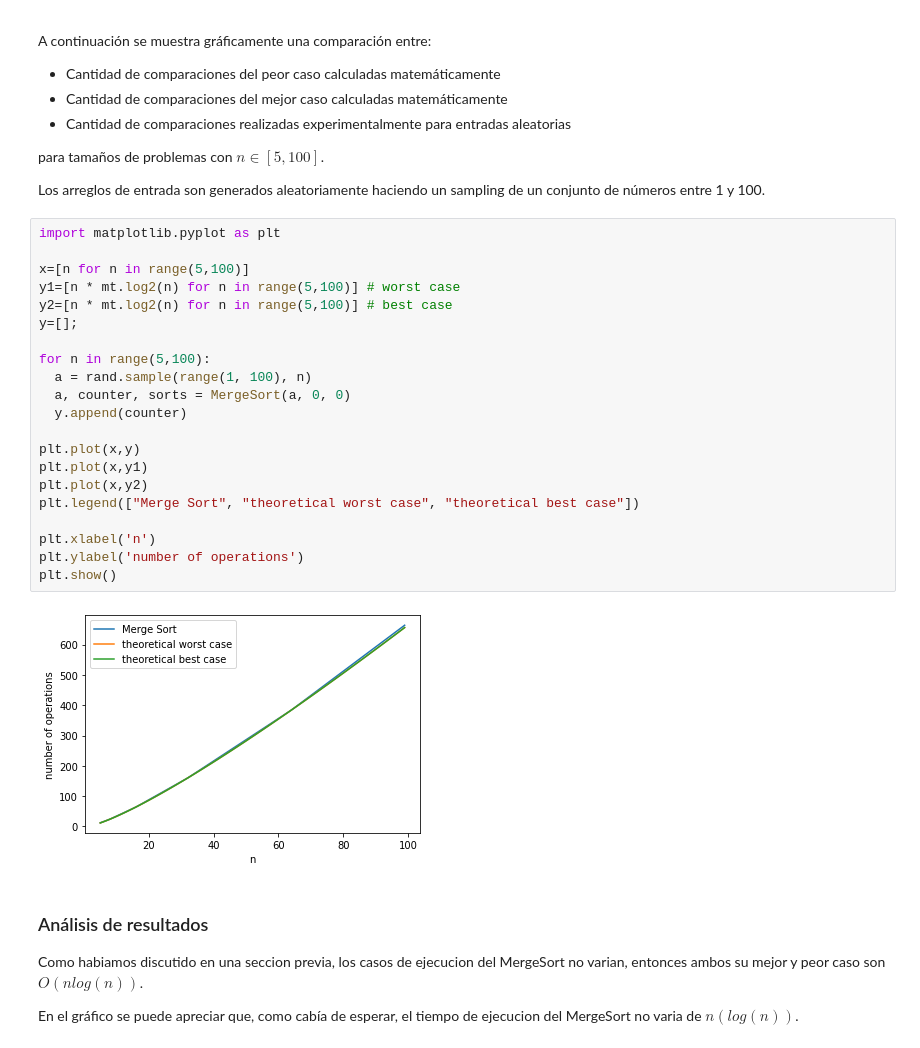
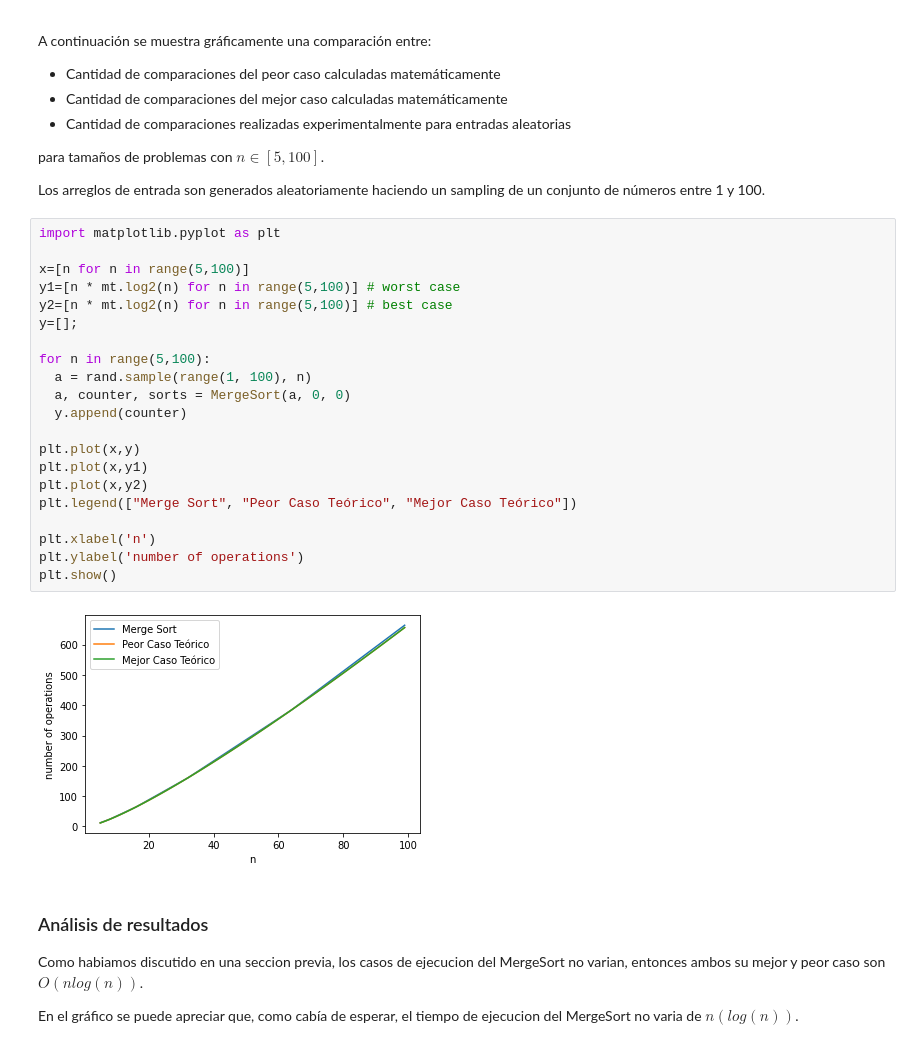
Before and after one commit to reinaldo110/ADA-Informes, a Jupyter notebook: Informe MergeSort.ipynb, the cells around one changed output. Cells and saved outputs as stored; diff of their text form.

```diff
--- a/Informe MergeSort.ipynb
+++ b/Informe MergeSort.ipynb
@@ -271,26 +271,26 @@ Los arreglos de entrada son generados aleatoriamente haciendo un sampling de un
 # %%
 import matplotlib.pyplot as plt
 
 x=[n for n in range(5,100)]
 y1=[n * mt.log2(n) for n in range(5,100)] # worst case
 y2=[n * mt.log2(n) for n in range(5,100)] # best case
 y=[];
 
 for n in range(5,100):
   a = rand.sample(range(1, 100), n)
   a, counter, sorts = MergeSort(a, 0, 0)
   y.append(counter)
 
 plt.plot(x,y)
 plt.plot(x,y1)
 plt.plot(x,y2)
-plt.legend(["Merge Sort", "theoretical worst case", "theoretical best case"])
+plt.legend(["Merge Sort", "Peor Caso Teórico", "Mejor Caso Teórico"])
 
 plt.xlabel('n')
 plt.ylabel('number of operations')
 plt.show()
 # %% [output]
-[figure, old version]
+[figure, new version]
 # %% [markdown]
 ### Análisis de resultados
 
```
Also changed, not shown: parts of 3 cells of this notebook.
